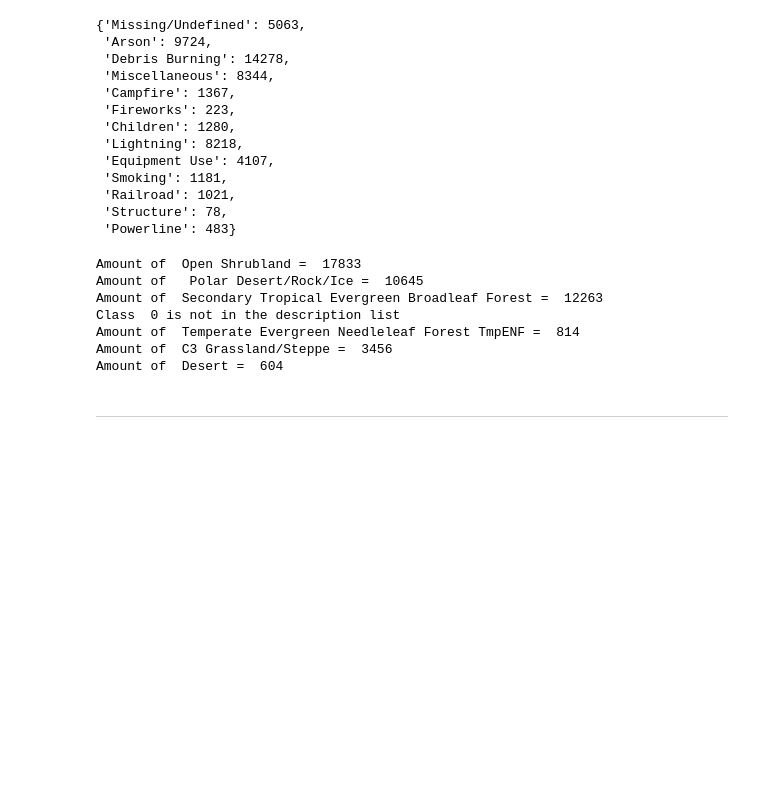
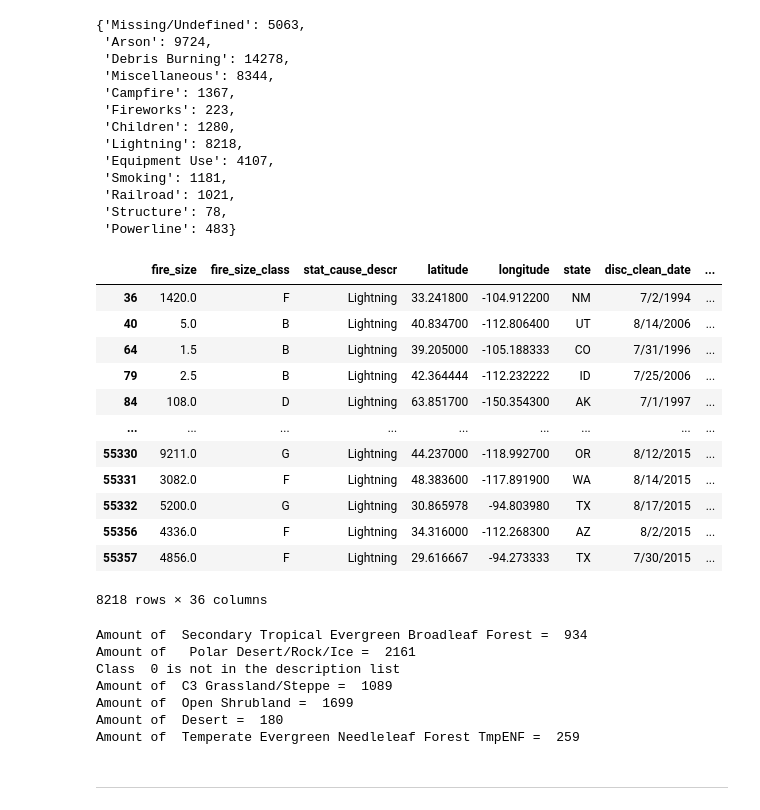
Before and after one commit to ConnorCallahan01/CSCI183FinalProject, a Jupyter notebook: FinalProject.ipynb, the cells around one changed output. Drawn from its saved outputs; the diff is of its cells as text; code cells hidden in the pictures; blank space fills up the shorter version.

```diff
--- a/FinalProject.ipynb
+++ b/FinalProject.ipynb
@@ -128,6 +132,28 @@ cause_list_
  'Railroad': 1021,
  'Structure': 78,
  'Powerline': 483}
+# %%
+counter = 0
+lightning_df = pd.DataFrame()
+for value in fire_df['stat_cause_descr']:
+    if value == 'Lightning':
+        lightning_df = pd.concat([lightning_df, fire_df.iloc[[counter]]])
+    counter +=1
+lightning_df
+# %% [output]
+|  | fire_size | fire_size_class | stat_cause_descr | latitude | longitude | state | disc_clean_date | ... |
+| 36 | 1420.0 | F | Lightning | 33.241800 | -104.912200 | NM | 7/2/1994 | ... |
+| 40 | 5.0 | B | Lightning | 40.834700 | -112.806400 | UT | 8/14/2006 | ... |
+| 64 | 1.5 | B | Lightning | 39.205000 | -105.188333 | CO | 7/31/1996 | ... |
+| 79 | 2.5 | B | Lightning | 42.364444 | -112.232222 | ID | 7/25/2006 | ... |
+| 84 | 108.0 | D | Lightning | 63.851700 | -150.354300 | AK | 7/1/1997 | ... |
+| ... | ... | ... | ... | ... | ... | ... | ... | ... |
+| 55330 | 9211.0 | G | Lightning | 44.237000 | -118.992700 | OR | 8/12/2015 | ... |
+| 55331 | 3082.0 | F | Lightning | 48.383600 | -117.891900 | WA | 8/14/2015 | ... |
+| 55332 | 5200.0 | G | Lightning | 30.865978 | -94.803980 | TX | 8/17/2015 | ... |
+| 55356 | 4336.0 | F | Lightning | 34.316000 | -112.268300 | AZ | 8/2/2015 | ... |
+| 55357 | 4856.0 | F | Lightning | 29.616667 | -94.273333 | TX | 7/30/2015 | ... |
+8218 rows × 36 columns
 # %%
 # See how many different types of vegitation there is
 Vegetation_desc = {1: 'Tropical Evergreen Broadleaf Forest', 2: 'Tropical Deciduous Broadleaf Forest', 3: 'Temperate Evergreen Broadleaf Forest', 4: 'Temperate Evergreen Needleleaf Forest TmpENF',
@@ -137,10 +163,10 @@ Vegetation_desc = {1: 'Tropical Evergreen Broadleaf Forest', 2: 'Tropical Decidu
                      20: 'Secondary Temperate Deciduous Broadleaf Forest', 21: 'Secondary Boreal Evergreen Needleleaf Forest', 22: 'Secondary Boreal Deciduous Needleleaf Forest', 23: 'Water/Rivers Water',
                      24: 'C3 Cropland', 25: 'C4 Cropland', 26: 'C3 Pastureland', 27: 'C4 Pastureland', 28: 'Urban land'}
 vegetation_dict = {}
-for i in fire_df['Vegetation']:
+for i in lightning_df['Vegetation']:
     vegetation_dict[i] = 0
 
-for i in fire_df['Vegetation']:
+for i in lightning_df['Vegetation']:
     if vegetation_dict[i] == 0:
         vegetation_dict[i] = 1
     else:
@@ -152,13 +178,13 @@ for i in vegetation_dict:
     else:
         print('Class ', i, 'is not in the description list')
 # %% [output]
-Amount of  Open Shrubland =  17833
-Amount of   Polar Desert/Rock/Ice =  10645
-Amount of  Secondary Tropical Evergreen Broadleaf Forest =  12263
+Amount of  Secondary Tropical Evergreen Broadleaf Forest =  934
+Amount of   Polar Desert/Rock/Ice =  2161
 Class  0 is not in the description list
-Amount of  Temperate Evergreen Needleleaf Forest TmpENF =  814
-Amount of  C3 Grassland/Steppe =  3456
-Amount of  Desert =  604
+Amount of  C3 Grassland/Steppe =  1089
+Amount of  Open Shrubland =  1699
+Amount of  Desert =  180
+Amount of  Temperate Evergreen Needleleaf Forest TmpENF =  259
 # %% [markdown]
 __________________________________________________________________________________________________
 # %%
```
Also changed, not shown: parts of 6 cells of this notebook.
